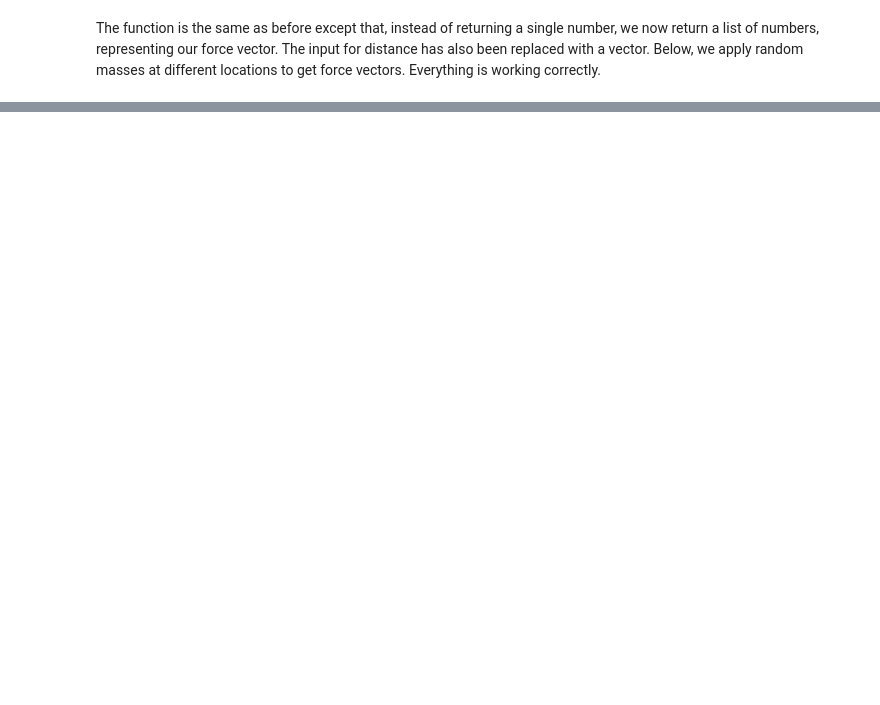
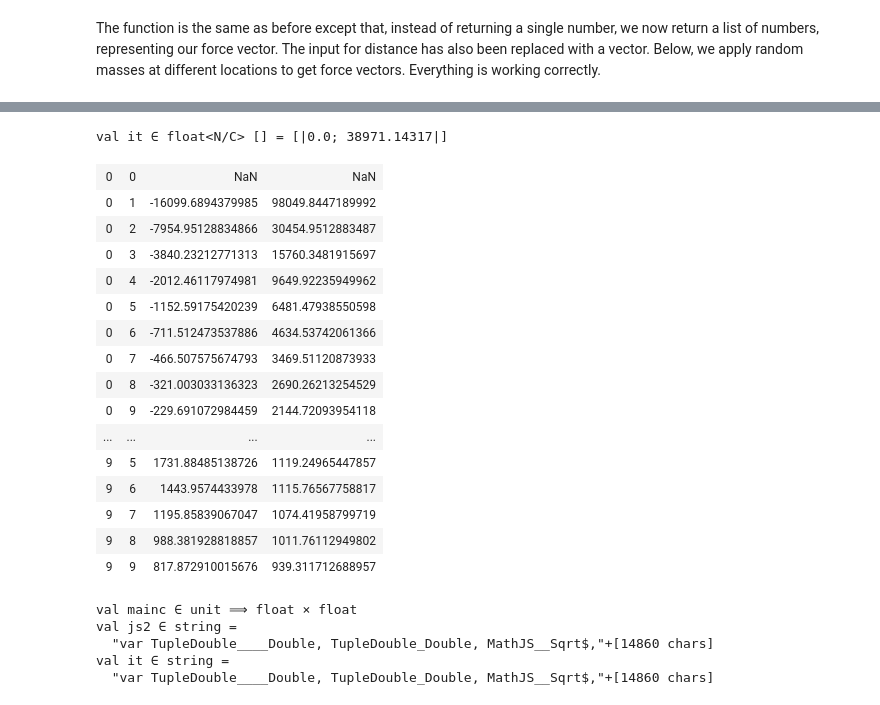
Before and after one commit to sir-deenicus/Jupyter-Wrote, a Jupyter notebook: Fields as Curried Functions.ipynb, the cells around one changed output, grey strips where cells are left out. Saved outputs shown, nothing was run; the diff lists cells and outputs as text; code cells hidden in the pictures; blank space fills up the shorter version.

```diff
--- a/Fields as Curried Functions.ipynb
+++ b/Fields as Curried Functions.ipynb
@@ -126,24 +188,12 @@ val it ∈ float<N> [] =
 # %%
-//a script, mix of JS and F# to generate a graph
-
-open System
-
-let inline roundn (n:int) x = Math.Round(float x, n)
-
+//HIDDENINPUT [[A script, mix of JS and F# to generate a graph]]
 let adjp (s:string) = if s.[..2] = "GEO" then 30 else 0
 
 let poi_annotation adj d g s =
-    let arrow = """
-          ctx.beginPath();
-          ctx.moveTo(o.left, o.top);
-          ctx.lineTo(o.left, o.top - 10);
-          ctx.lineTo(o.left + 10, o.top - 5);
-          ctx.lineTo(o.left, o.top);
-          ctx.fillStyle = "#000";
-          ctx.fill();"""
+    let arrow = """ctx.beginPath();ctx.moveTo(lpos.left, lpos.top);ctx.lineTo(lpos.left, lpos.top - 10);ctx.lineTo(lpos.left + 10, lpos.top - 5); ctx.lineTo(lpos.left, lpos.top); ctx.fill();"""
+
     sprintf
-     """$("#placeholder").append("<div style='position:absolute;left:" + (o.left + 4) + "px;top:" + (o.top - %d) + "px;color:#666;font-size:smaller'>%s (%Akm, %Am/s²)</div>");
-          %s""" adj s d g arrow;
+     "$(\"#placeholder\").append(\"<div style='position:absolute;left:\" + (lpos.left + 4) + \"px;top:\" + (lpos.top - %d) + \"px;color:#666;font-size:smaller'>%s (%Akm, %Am/s²)</div>\");%s" adj s d g arrow;
 
 let accels = [for dist in 0.0<m>..1e5<m>..5e7<m> do
                 let d = (6.37e6<m> + dist)
@@ -155,18 +205,15 @@ let accels_str = String.Join(",", accels)
 let annots =
   [for (l,d) in pois ->
     let g = flipped_field (earth_rad + d * 1000.)
-    sprintf "o = plot.pointOffset({ x: %A, y: %A});\n%s;"
+    sprintf "lpos = plot.pointOffset({ x: %A, y: %A});\n%s;"
              d g (poi_annotation (adjp l) (roundn 2 d) (roundn 2 g) l)]
 
-let annots_str = "var ctx = plot.getCanvas().getContext(\"2d\");\nvar o;\n" + String.Join("\n\n", annots)
+let annots_str = "var ctx = plot.getCanvas().getContext(\"2d\");\nvar lpos;\n" + String.Join("\n\n", annots)
 
 let flotTemplate = """
-
 <div id="placeholder" style="width:800px;height:620px;"></div>
 <div style='text-align:center'>km</div>
 <script type="text/javascript">
-
-require(['https://cdnjs.cloudflare.com/ajax/libs/flot/0.8.3/jquery.flot.js'], function(flot) {
 
   plot = $.plot("#placeholder",
    [{ data:  [__ACCEL__], label: "Gravitational Accel = 0.0m" }],
@@ -178,8 +225,7 @@ require(['https://cdnjs.cloudflare.com/ajax/libs/flot/0.8.3/jquery.flot.js'], fu
   var legends = $("#placeholder .legendLabel");
 
   legends.each(function () {
-   // fix the widths so they don't jump around
-   $(this).css('width', $(this).width());
+   $(this).css('width', $(this).width());   // fix the widths so they don't jump around
   });
 
   var updateLegendTimeout = null;
@@ -188,7 +234,6 @@ require(['https://cdnjs.cloudflare.com/ajax/libs/flot/0.8.3/jquery.flot.js'], fu
   function updateLegend() {
 
    updateLegendTimeout = null;
-
    var pos = latestPosition;
 
    var axes = plot.getAxes();
@@ -202,8 +247,7 @@ require(['https://cdnjs.cloudflare.com/ajax/libs/flot/0.8.3/jquery.flot.js'], fu
    for (i = 0; i < dataset.length; ++i) {
     var series = dataset[i];
 
-    // Find the nearest points, x-wise
-    for (j = 0; j < series.data.length; ++j) {
+    for (j = 0; j < series.data.length; ++j) {// Find the nearest points, x-wise
      if (series.data[j][0] > pos.x) {break;}
     }
 
@@ -230,10 +274,8 @@ require(['https://cdnjs.cloudflare.com/ajax/libs/flot/0.8.3/jquery.flot.js'], fu
     updateLegendTimeout = setTimeout(updateLegend, 50);
    }
   });
-});
 </script>
 """
-
 {Html = flotTemplate.Replace("__ACCEL__",accels_str).Replace("__ANNOTS__", annots_str)}
 # %% [output]
 [interactive output not drawn]
@@ -556,0 +686,44 @@ val it ∈ string =
+# %%
+open ElectorstaticFields
+
+efield_sum charge_density (cm_list [|1.; sqrt 3.|]) //|> Array.map ((*) (-2. |> nano_coulombs))
+# %% [output]
+val it ∈ float<N/C> [] = [|0.0; 38971.14317|]
+# %%
+open ElectorstaticFields
+[for x in 0.0..9. do
+ for y in 0.0..9. ->
+    Array.append [|string x; string y|] (efield_sum charge_density (cm_list [|x; y|]) |> Array.map string)]
+ |> tohtmlTable []
+# %% [output]
+| 0 | 0 | NaN | NaN |
+| 0 | 1 | -16099.6894379985 | 98049.8447189992 |
+| 0 | 2 | -7954.95128834866 | 30454.9512883487 |
+| 0 | 3 | -3840.23212771313 | 15760.3481915697 |
+| 0 | 4 | -2012.46117974981 | 9649.92235949962 |
+| 0 | 5 | -1152.59175420239 | 6481.47938550598 |
+| 0 | 6 | -711.512473537886 | 4634.53742061366 |
+| 0 | 7 | -466.507575674793 | 3469.51120873933 |
+| 0 | 8 | -321.003033136323 | 2690.26213254529 |
+| 0 | 9 | -229.691072984459 | 2144.72093954118 |
+| ... | ... | ... | ... |
+| 9 | 5 | 1731.88485138726 | 1119.24965447857 |
+| 9 | 6 | 1443.9574433978 | 1115.76567758817 |
+| 9 | 7 | 1195.85839067047 | 1074.41958799719 |
+| 9 | 8 | 988.381928818857 | 1011.76112949802 |
+| 9 | 9 | 817.872910015676 | 939.311712688957 |
+# %%
+[<FunScript.JS>]
+let mainc() =
+    let x,y = 2.,3.
+
+    vec_mag [|x;y|],electric_field_sum charge_density (cm_list [|x; y|]) |> vec_mag
+
+let js2 = Compiler.compileWithoutReturn (<@mainc()@>)
+js2
+# %% [output]
+val mainc ∈ unit ⟹ float ⨯ float
+val js2 ∈ string =
+  "var TupleDouble____Double, TupleDouble_Double, MathJS__Sqrt$,"+[14860 chars]
+val it ∈ string =
+  "var TupleDouble____Double, TupleDouble_Double, MathJS__Sqrt$,"+[14860 chars]
```
Also changed, not shown: parts of 73 cells of this notebook.
